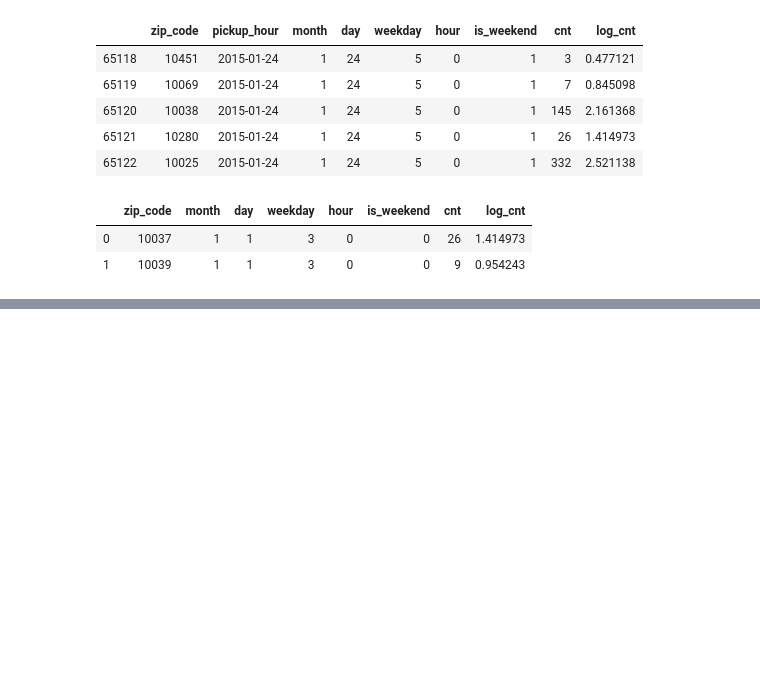
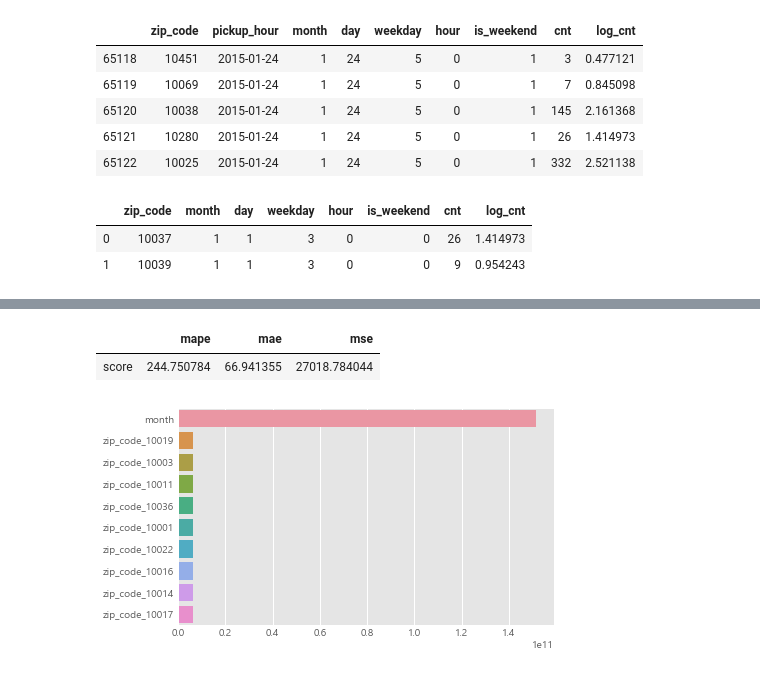
Before and after one commit to jeonprize/New_york_demand_forecasting, a Jupyter notebook: 베이스라인 모델.ipynb, the cells around one changed output, grey strips where cells are left out. Cells and saved outputs as stored; diff of their text form; code cells hidden in the pictures; blank space fills up the shorter version.

```diff
--- a/베이스라인 모델.ipynb
+++ b/베이스라인 모델.ipynb
@@ -195,0 +237,19 @@ x_test = test_df.copy()
+# %%
+ohe_df['log_cnt'] = np.log10(ohe_df['cnt'])
+train_df, test_df = train_test_split(ohe_df,'2015-01-24')
+del train_df['zip_code']
+del train_df['pickup_hour']
+del test_df['zip_code']
+del test_df['pickup_hour']
+# %%
+y_train_raw = train_df.pop('cnt')
+y_train_log = train_df.pop('log_cnt')
+y_test_raw = test_df.pop('cnt')
+y_test_log = test_df.pop('log_cnt')
+x_train = train_df.copy()
+x_test = test_df.copy()
+# %%
+lr_reg = LinearRegression()
+lr_reg.fit(x_train, y_train_log)
+pred = lr_reg.predict(x_test)
+pred
@@ -195,0 +274,12 @@ x_test = test_df.copy()
+# %%
+b = evaluation(test_df['real_raw'],test_df['pred_reverse'])
+b
+# %% [output]
+|  | mape | mae | mse |
+| score | 244.750784 | 66.941355 | 27018.784044 |
+# %%
+coef = pd.Series(lr_reg.coef_ , index=x_train.columns)
+coef_sort = coef.sort_values(ascending=False)[:10]
+sns.barplot(x=coef_sort.values , y=coef_sort.index);
+# %% [output]
+[figure, added]
```
Also changed, not shown: parts of 10 cells of this notebook.
